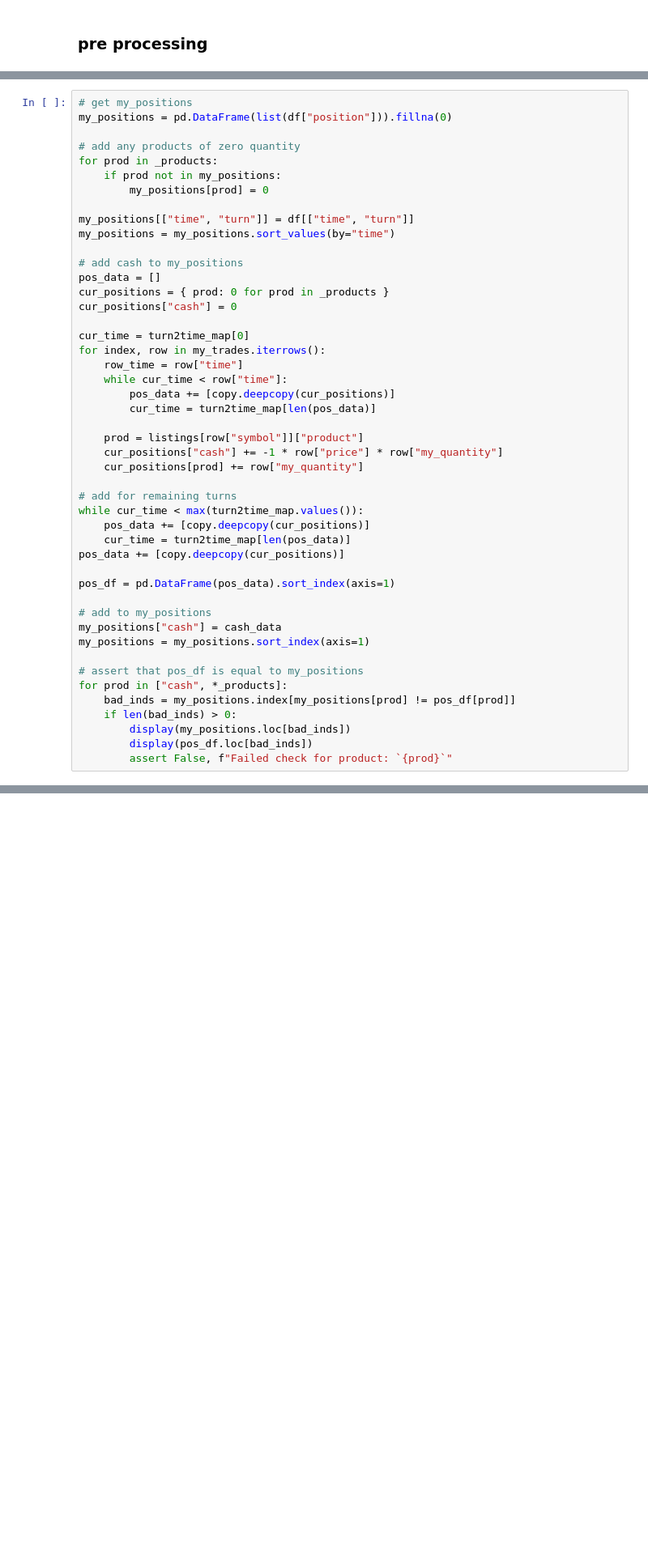
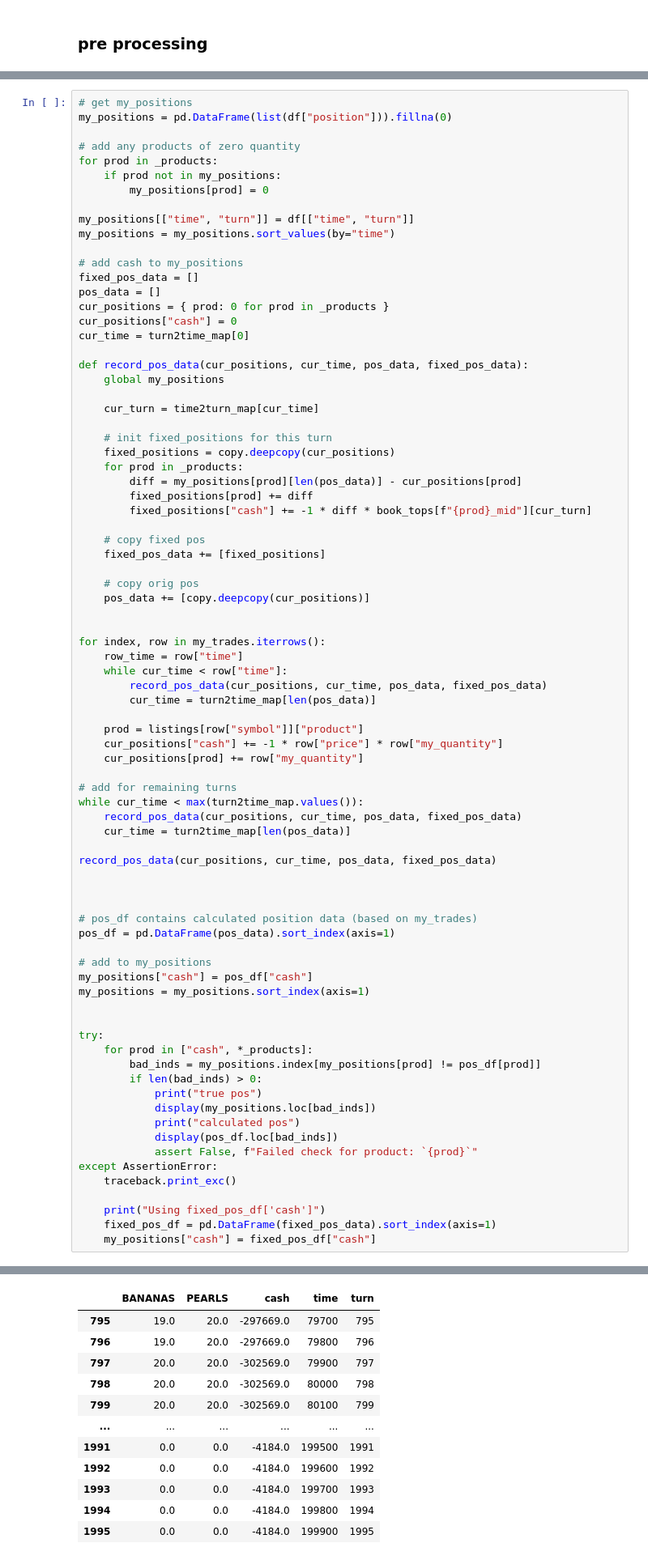
Before and after one commit to rzhan11/IMCTradingComp23, a Jupyter notebook: nbs/exploration-Copy2.ipynb, the cells around one changed output, grey strips where cells are left out. Shown at 81% size. Cells and saved outputs as stored; diff of their text form; blank space fills up the shorter version.

Commit message:
cleanup missing trades

```diff
--- a/nbs/exploration-Copy2.ipynb
+++ b/nbs/exploration-Copy2.ipynb
@@ -194,15 +195,35 @@ my_positions[["time", "turn"]] = df[["time", "turn"]]
 my_positions = my_positions.sort_values(by="time")
 
 # add cash to my_positions
+fixed_pos_data = []
 pos_data = []
 cur_positions = { prod: 0 for prod in _products }
 cur_positions["cash"] = 0
+cur_time = turn2time_map[0]
 
-cur_time = turn2time_map[0]
+def record_pos_data(cur_positions, cur_time, pos_data, fixed_pos_data):
+    global my_positions
+
+    cur_turn = time2turn_map[cur_time]
+
+    # init fixed_positions for this turn
+    fixed_positions = copy.deepcopy(cur_positions)
+    for prod in _products:
+        diff = my_positions[prod][len(pos_data)] - cur_positions[prod]
+        fixed_positions[prod] += diff
+        fixed_positions["cash"] += -1 * diff * book_tops[f"{prod}_mid"][cur_turn]
+
+    # copy fixed pos
+    fixed_pos_data += [fixed_positions]
+
+    # copy orig pos
+    pos_data += [copy.deepcopy(cur_positions)]
+
+
 for index, row in my_trades.iterrows():
     row_time = row["time"]
     while cur_time < row["time"]:
-        pos_data += [copy.deepcopy(cur_positions)]
+        record_pos_data(cur_positions, cur_time, pos_data, fixed_pos_data)
         cur_time = turn2time_map[len(pos_data)]
 
     prod = listings[row["symbol"]]["product"]
@@ -211,21 +232,34 @@ for index, row in my_trades.iterrows():
 
 # add for remaining turns
 while cur_time < max(turn2time_map.values()):
-    pos_data += [copy.deepcopy(cur_positions)]
+    record_pos_data(cur_positions, cur_time, pos_data, fixed_pos_data)
     cur_time = turn2time_map[len(pos_data)]
-pos_data += [copy.deepcopy(cur_positions)]
 
+record_pos_data(cur_positions, cur_time, pos_data, fixed_pos_data)
+
+
+
+# pos_df contains calculated position data (based on my_trades)
 pos_df = pd.DataFrame(pos_data).sort_index(axis=1)
 
 # add to my_positions
-my_positions["cash"] = cash_data
+my_positions["cash"] = pos_df["cash"]
 my_positions = my_positions.sort_index(axis=1)
 
-# assert that pos_df is equal to my_positions
-for prod in ["cash", *_products]:
-    bad_inds = my_positions.index[my_positions[prod] != pos_df[prod]]
-    if len(bad_inds) > 0:
-        display(my_positions.loc[bad_inds])
-        display(pos_df.loc[bad_inds])
-        assert False, f"Failed check for product: `{prod}`"
+
+try:
+    for prod in ["cash", *_products]:
+        bad_inds = my_positions.index[my_positions[prod] != pos_df[prod]]
+        if len(bad_inds) > 0:
+            print("true pos")
+            display(my_positions.loc[bad_inds])
+            print("calculated pos")
+            display(pos_df.loc[bad_inds])
+            assert False, f"Failed check for product: `{prod}`"
+except AssertionError:
+    traceback.print_exc()
+
+    print("Using fixed_pos_df['cash']")
+    fixed_pos_df = pd.DataFrame(fixed_pos_data).sort_index(axis=1)
+    my_positions["cash"] = fixed_pos_df["cash"]
 # %% [output]
@@ -232,0 +267,12 @@ NameError: name 'cash_data' is not defined
+|  | BANANAS | PEARLS | cash | time | turn |
+| 795 | 19.0 | 20.0 | -297669.0 | 79700 | 795 |
+| 796 | 19.0 | 20.0 | -297669.0 | 79800 | 796 |
+| 797 | 20.0 | 20.0 | -302569.0 | 79900 | 797 |
+| 798 | 20.0 | 20.0 | -302569.0 | 80000 | 798 |
+| 799 | 20.0 | 20.0 | -302569.0 | 80100 | 799 |
+| ... | ... | ... | ... | ... | ... |
+| 1991 | 0.0 | 0.0 | -4184.0 | 199500 | 1991 |
+| 1992 | 0.0 | 0.0 | -4184.0 | 199600 | 1992 |
+| 1993 | 0.0 | 0.0 | -4184.0 | 199700 | 1993 |
+| 1994 | 0.0 | 0.0 | -4184.0 | 199800 | 1994 |
+| 1995 | 0.0 | 0.0 | -4184.0 | 199900 | 1995 |
```
Also changed, not shown: parts of 17 cells of this notebook.
